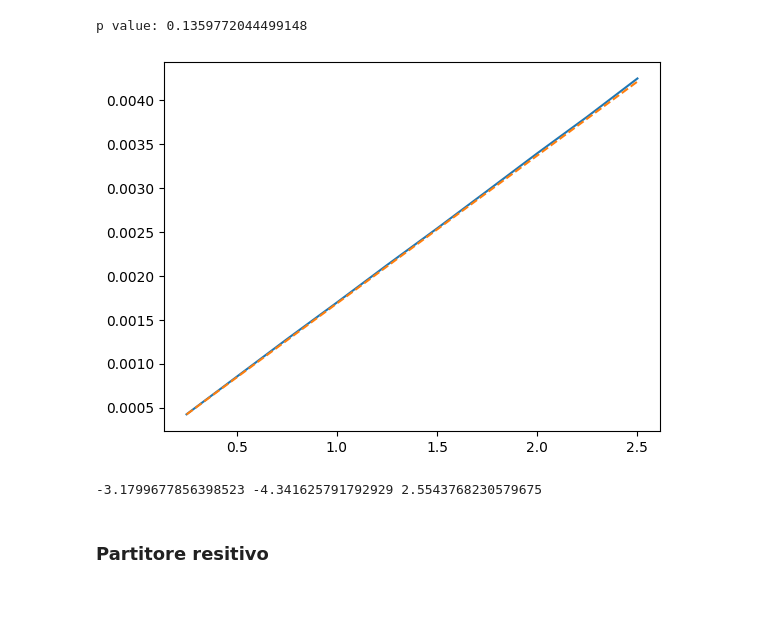
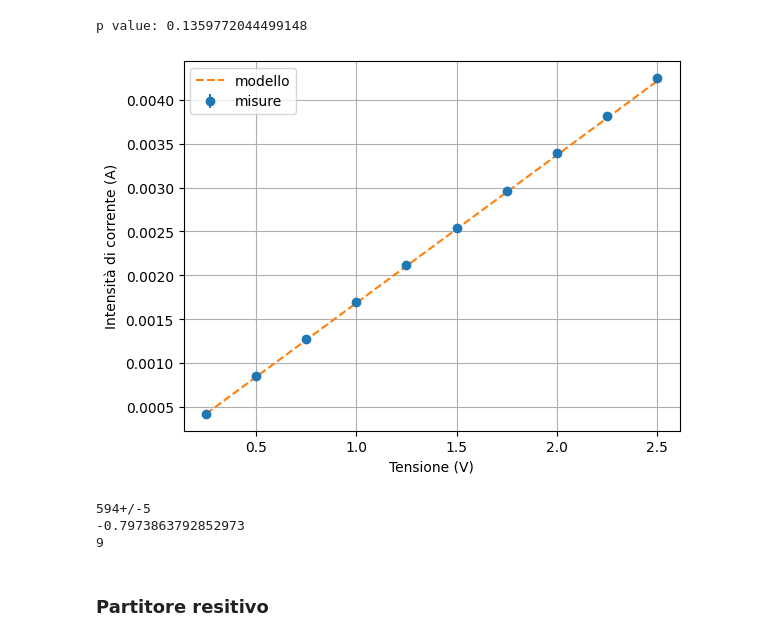
Before and after one commit to ARossiUnimib/Laboratorio-2---Gruppo-21-A.A.-2023-24, a Jupyter notebook: Notebooks/Circuiti 1/Circuiti_1.ipynb, the cells around one changed output. Drawn from its saved outputs; the diff is of its cells as text; code cells hidden in the pictures; blank space fills up the shorter version.

```diff
--- a/Notebooks/Circuiti 1/Circuiti_1.ipynb
+++ b/Notebooks/Circuiti 1/Circuiti_1.ipynb
@@ -124,10 +158,10 @@ print(R_vol_mean)
 # %% [markdown]
 ### Legge di Ohm
 # %%
-R =  997 #ohm
+R =  ufloat(997, 0.01 * 997) #ohm
 V = np.array([1, 1.5, 2, 2.5, 3, 3.5, 4, 4.5, 5]) #volt
 I = np.array([0.9259, 1.3871, 1.8534, 2.3151, 2.7773, 3.2393, 3.7017, 4.1639, 4.6258]) * 10 ** (-3) #ampere
-I_err = 3 * 10 ** (-6)
+I_err = I * 0.01
 # %%
 def model(x, R):
     return V / R
@@ -186,10 +225,9 @@ print(R_res)
 # %% [markdown]
 ### Resistenze in serie
 # %%
-R = 997 #ohm
 V = np.array([1, 1.5, 2, 2.5, 3, 3.5, 4, 4.5, 5, 5.5]) #volt
 I = np.array([484.75, 728.6, 970.8, 1209.7, 1451.5, 1695.6, 1937.5, 2181.5, 2420.7, 2665.1]) * 10 ** (-6) #ampere
-I_err = 3 * 10 ** (-6)
+I_err = 0.01 * I
 # %%
 def model(x, R):
     return V / R
@@ -245,7 +291,6 @@ print(t1, t2, t3)
 # %% [markdown]
 ### Resistenze in parallelo
 # %%
-R = 997 #ohm
 V = np.array([0.25, 0.5, 0.75, 1, 1.25, 1.5, 1.75, 2, 2.25, 2.5]) #volt
 I = np.array([423, 849.8, 1277, 1695.3, 2121.2, 2539, 2965.6, 3394.2, 3811.5, 4246]) * 10 ** (-6) #ampere
 I_err = 3 * 10 ** (-6)
@@ -283,24 +328,32 @@ print("p value: " + str(pvalue))
 p value: 0.1359772044499148
 # %%
 fig,ax = plt.subplots(1,1)
-plt.plot(V, I)
+ax.set_xlabel("Tensione (V)")
+ax.set_ylabel("Intensità di corrente (A)")
+
+plt.errorbar(V, I, I_err, fmt='o', label='misure')
 x = np.linspace(min(V), max(V), 10000)
-y = x / (R_amp_mean.nominal_value + (R/2))
-plt.plot(x,y,linestyle='--')
+y = x / (R_amp_mean.nominal_value + (R.nominal_value/2))
+plt.plot(x,y,linestyle='--',label='modello')
+
+plt.grid()
+plt.legend(loc='upper left')
 plt.show()
 # %% [output]
-[figure, old version]
+[figure, new version]
-# %%
-R_eq1 = R/2 + R_amp_mean #calcolata con multimetro
-R_eq2 = 1000/2 + R_amp_mean #data
-R_eq3 = R_res/2 + R_amp_mean #ricavata dal fit
-
-t1 = (R_fit - R_eq1.nominal_value) / np.sqrt(R_err**2 + R_eq1.std_dev**2)
-t2 = (R_fit - R_eq2.nominal_value) / np.sqrt(R_err**2 + R_eq2.std_dev**2)
-t3 = (R_fit - R_eq3.nominal_value) / np.sqrt(R_err**2 + R_eq3.std_dev**2)
-print(t1, t2, t3)
-# %% [output]
--3.1799677856398523 -4.341625791792929 2.5543768230579675
+# %%
+R_eq1 = R/2 + R_amp_mean
+print(R_eq1)
+
+t1 = (R_fit - R_eq1.nominal_value) / np.sqrt(R_err**2 + R_eq1.std_dev**2)
+print(t1)
+
+ndof = len(I) - 1
+print(ndof)
+# %% [output]
+594+/-5
+-0.7973863792852973
+9
 # %% [markdown]
 ### Partitore resitivo
 # %% [markdown]
```
Also changed, not shown: parts of 14 cells of this notebook.
